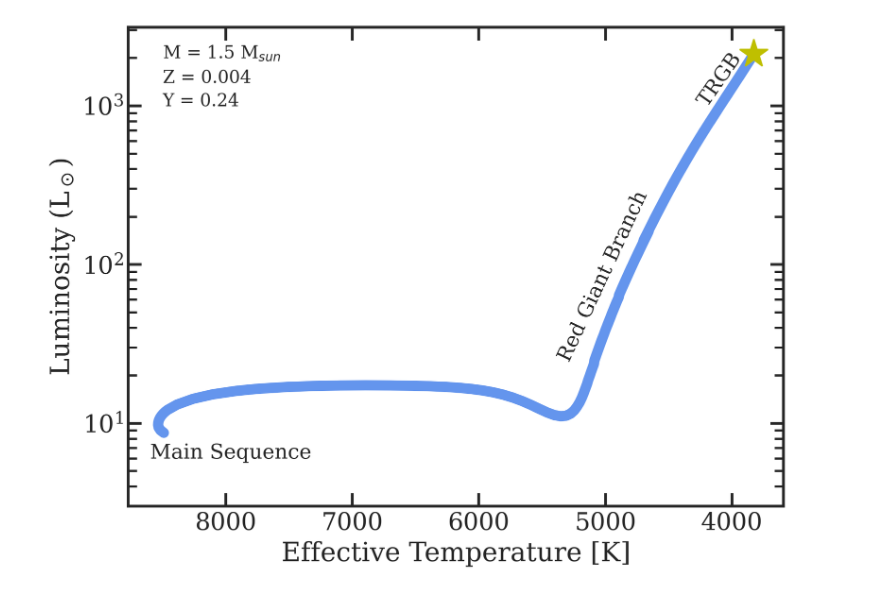
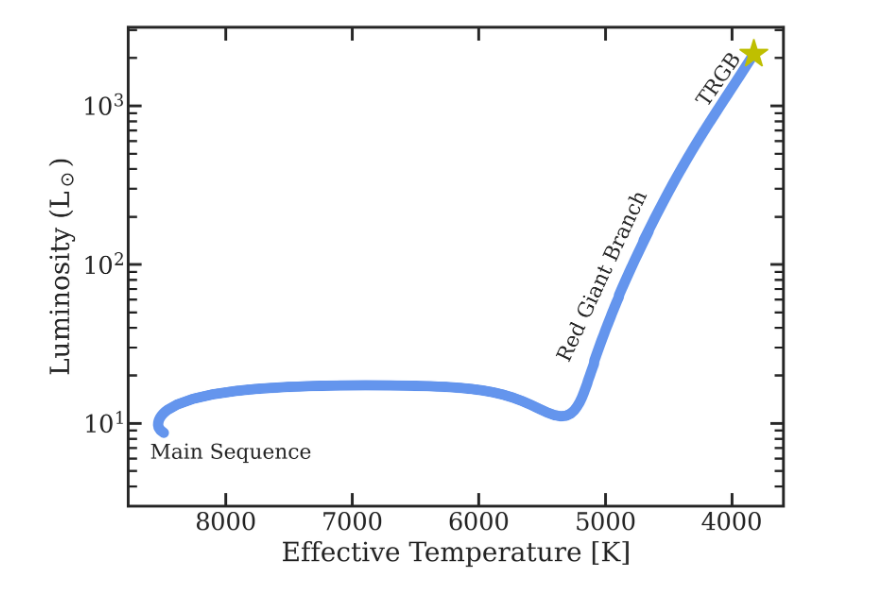
Before and after one commit to noahfranz13/NMDinStars, a Jupyter notebook: analysis/compare_mu_noMu.ipynb, the cells around one changed output. Drawn from its saved outputs; the diff is of its cells as text; code cells hidden in the pictures.

```diff
--- a/analysis/compare_mu_noMu.ipynb
+++ b/analysis/compare_mu_noMu.ipynb
@@ -55,34 +55,34 @@ fig.savefig('zoomIn_compare.jpeg', transparent=False, bbox_inches='tight')
 sb.set_style('white')
 
 plt.rcParams["font.family"] = "serif"
 plt.rcParams["figure.dpi"] = 300
 plt.rcParams['ytick.left'] = True
 plt.rcParams['xtick.bottom'] = True
 plt.rcParams['ytick.right'] = True
 plt.rcParams['xtick.top'] = True
 plt.rcParams['ytick.direction'] = 'in'
 plt.rcParams['xtick.direction'] = 'in'
 
 fig, ax = plt.subplots(figsize=(8,6))
 sm = data[1]
 m = MesaData(sm)
 ax.plot(m.effective_T[idxs[1]:], 10**m.log_L[idxs[1]:], label=L, alpha=1, lw=7, color='cornflowerblue')
 ax.set_xlabel('Effective Temperature [K]')
 ax.set_ylabel(r'Luminosity (L$_\odot$)')
 ax.set_yscale('log')
 ax.invert_xaxis()
 ax.set_ylim(3, max(10**m.log_L)+10**3)
 
 ax.text( 8600, 6, 'Main Sequence', fontsize=14)
 ax.text( 5400, 25, 'Red Giant Branch', fontsize=14, rotation=65)
 ax.text( 4300, 1000, 'TRGB', fontsize=14, rotation=55)
 
 ax.plot([min(m.effective_T[idxs[1]:])], [max(10**m.log_L[idxs[1]:])], '*', markersize=20, color='y')
 
-ax.text(8500, 2000, r'M = 1.5 M$_{sun}$', fontsize=12)
-ax.text(8500, 1400, r'Z = 0.004', fontsize=12)
-ax.text(8500, 1000, r'Y = 0.24', fontsize=12)
+#ax.text(8500, 2000, r'M = 1.5 M$_{sun}$', fontsize=12)
+#ax.text(8500, 1400, r'Z = 0.004', fontsize=12)
+#ax.text(8500, 1000, r'Y = 0.24', fontsize=12)
 
 fig.savefig('evolution_track.jpeg', transparent=False, bbox_inches='tight')
 # %% [output]
-[figure, old version]
+[figure, new version]
```
Also changed, not shown: parts of 1 cell of this notebook, 6 other files.
